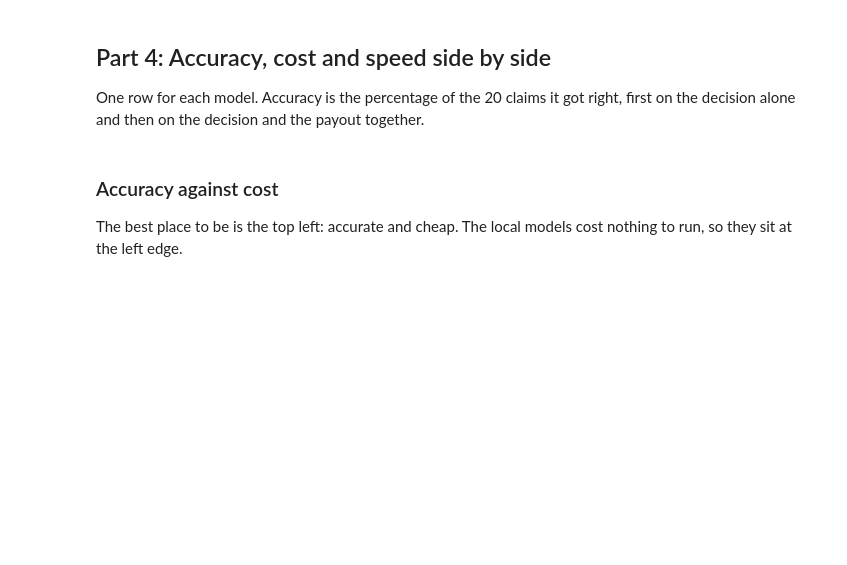
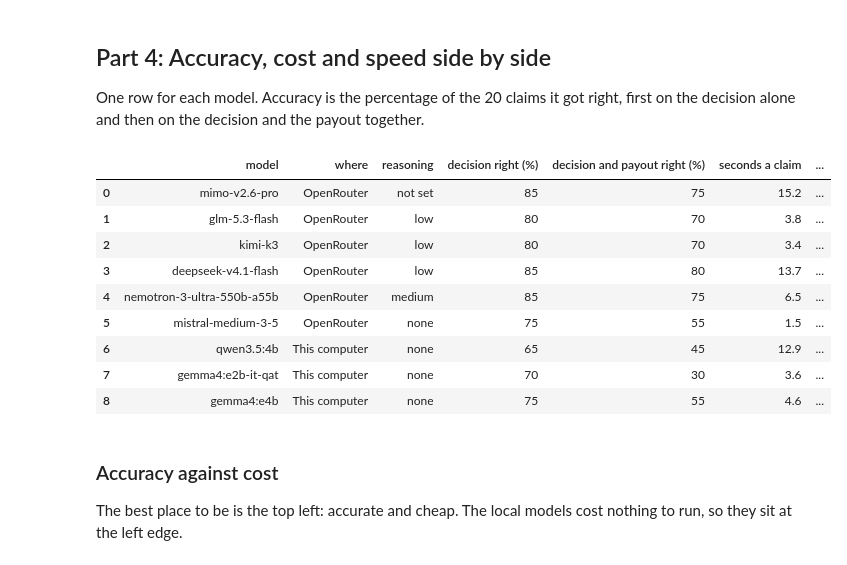
Before and after one commit to jstoops/undercover, a Jupyter notebook: labs/week1day4.ipynb, the cells around one changed output. Saved outputs shown, nothing was run; the diff lists cells and outputs as text; code cells hidden in the pictures; blank space fills up the shorter version.

```diff
--- a/labs/week1day4.ipynb
+++ b/labs/week1day4.ipynb
@@ -506,23 +598,35 @@ qwen_cerebras_high = run_on_cerebras("qwen-3.8-27b", "high", claims, labels)
 One row for each model. Accuracy is the percentage of the 20 claims it got right, first on the decision alone and then on the decision and the payout together.
 # %%
 # If you skipped Gemma 4 E4B or Cerebras, take gemma_e4b or the three qwen_cerebras results out of this list
-experiments = [mimo, glm, kimi, deepseek, nemotron, mistral, qwen_cerebras, qwen_cerebras_low, qwen_cerebras_high, qwen, gemma_e2b, gemma_e4b]
+#experiments = [mimo, glm, kimi, deepseek, nemotron, mistral, qwen_cerebras, qwen_cerebras_low, qwen_cerebras_high, qwen, gemma_e2b, gemma_e4b]
+experiments = [mimo, glm, kimi, deepseek, nemotron, mistral, qwen, gemma_e2b, gemma_e4b]
 
 rows = []
 for results in experiments:
     count = len(results)
     rows.append({
         "model": results[0]["model"].split("/")[-1],
         "where": results[0]["where"],
         "reasoning": results[0]["effort"] or "not set",
         "decision right (%)": round(100 * sum(result["decision_right"] for result in results) / count),
         "decision and payout right (%)": round(100 * sum(result["right"] for result in results) / count),
         "seconds a claim": round(sum(result["seconds"] for result in results) / count, 1),
         "cost a claim ($)": round(sum(result["cost"] for result in results) / count, 5),
     })
 
 summary = pd.DataFrame(rows)
 summary
+# %% [output]
+|  | model | where | reasoning | decision right (%) | decision and payout right (%) | seconds a claim | ... |
+| 0 | mimo-v2.6-pro | OpenRouter | not set | 85 | 75 | 15.2 | ... |
+| 1 | glm-5.3-flash | OpenRouter | low | 80 | 70 | 3.8 | ... |
+| 2 | kimi-k3 | OpenRouter | low | 80 | 70 | 3.4 | ... |
+| 3 | deepseek-v4.1-flash | OpenRouter | low | 85 | 80 | 13.7 | ... |
+| 4 | nemotron-3-ultra-550b-a55b | OpenRouter | medium | 85 | 75 | 6.5 | ... |
+| 5 | mistral-medium-3-5 | OpenRouter | none | 75 | 55 | 1.5 | ... |
+| 6 | qwen3.5:4b | This computer | none | 65 | 45 | 12.9 | ... |
+| 7 | gemma4:e2b-it-qat | This computer | none | 70 | 30 | 3.6 | ... |
+| 8 | gemma4:e4b | This computer | none | 75 | 55 | 4.6 | ... |
 # %% [markdown]
 ### Accuracy against cost
 
```
Also changed, not shown: parts of 20 cells of this notebook.
